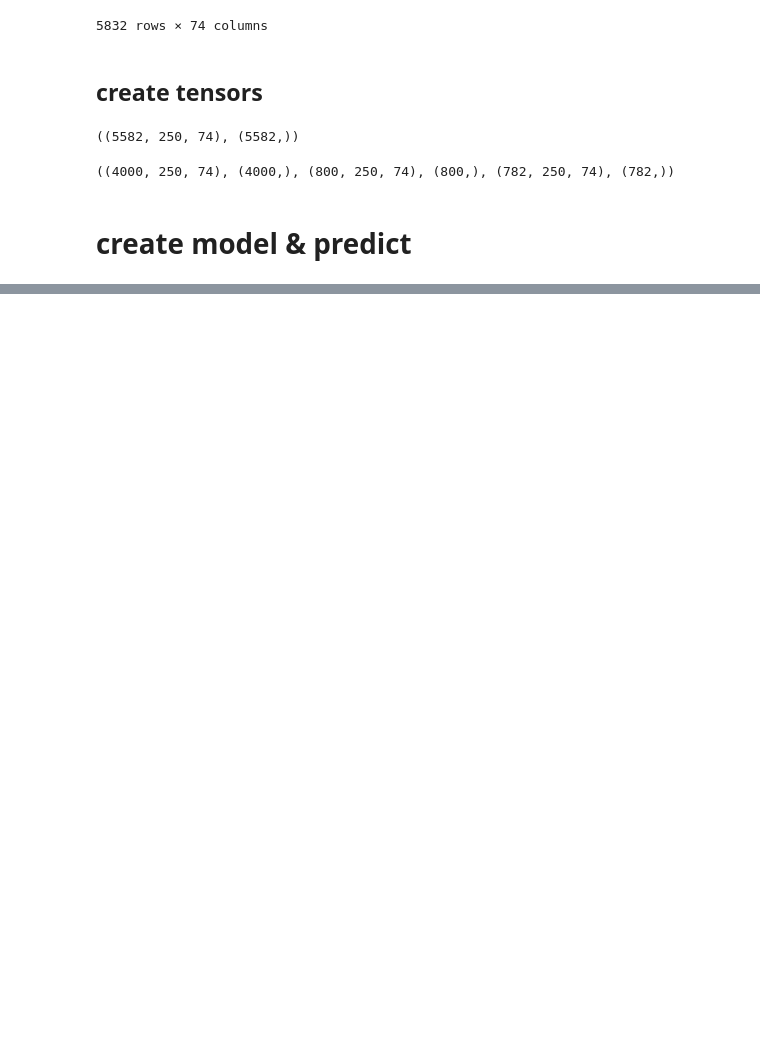
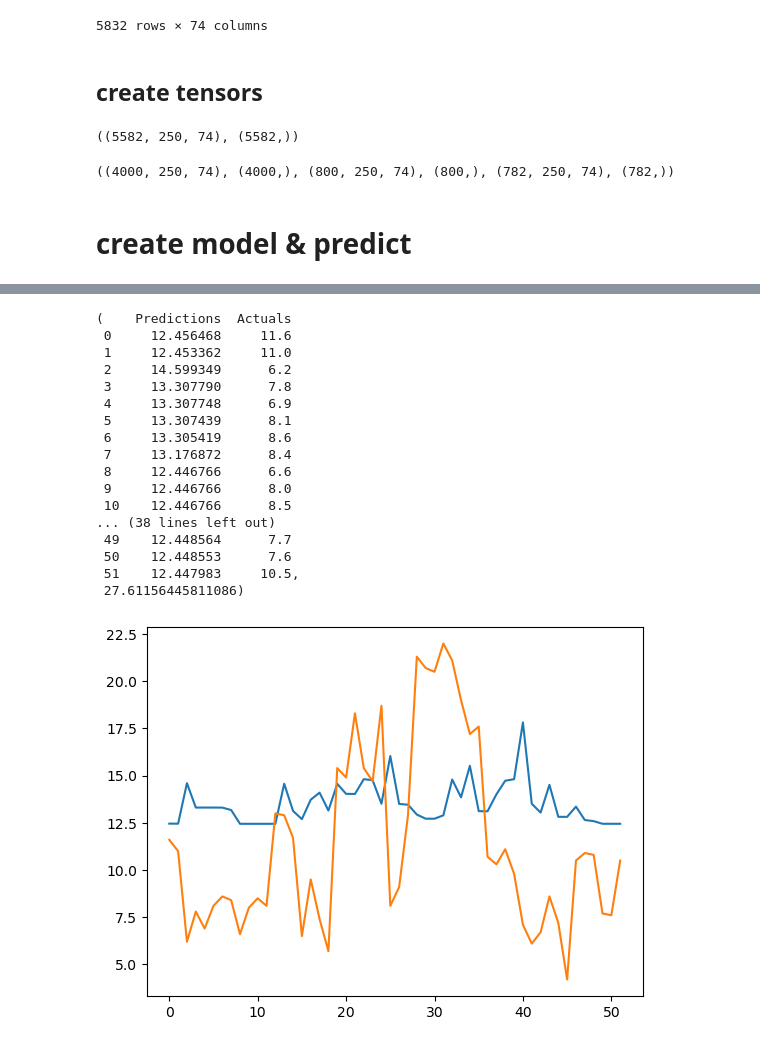
Before and after one commit to cathrinr/driving_change, a Jupyter notebook: time_series_prediction.ipynb, the cells around one changed output, grey strips where cells are left out. Drawn from its saved outputs; the diff is of its cells as text; code cells hidden in the pictures; blank space fills up the shorter version.

```diff
--- a/time_series_prediction.ipynb
+++ b/time_series_prediction.ipynb
@@ -599,0 +834,3 @@ model5.fit(X3_train, y3_train, validation_data=(X3_val, y3_val), epochs=10, call
+# %%
+X5, y5 = df_to_X_y2(df_sum)
+X5.shape, y5.shape
@@ -599,0 +839,6 @@ model5.fit(X3_train, y3_train, validation_data=(X3_val, y3_val), epochs=10, call
+# %%
+#split data
+X5_train, y5_train = X5[:300], y5[:300]
+X5_val, y5_val = X5[300:350], y5[300:350]
+X5_test, y5_test = X5[350:], y5[350:]
+X5_train.shape, y5_train.shape, X5_val.shape, y5_val.shape, X5_test.shape, y5_test.shape
@@ -599,0 +925,15 @@ model5.fit(X3_train, y3_train, validation_data=(X3_val, y3_val), epochs=10, call
+# %%
+from tensorflow.keras.models import load_model
+model5 = load_model('model5/')
+# %%
+from sklearn.metrics import mean_squared_error as mse
+
+def plot_predictions5(model, X, y, start=0, end=100):
+  predictions = model.predict(X).flatten()
+  df = pd.DataFrame(data={'Predictions':predictions, 'Actuals':y})
+  plt.plot(df['Predictions'][start:end])
+  plt.plot(df['Actuals'][start:end])
+  return df, mse(y, predictions)
+# %%
+plot_predictions5(model5, X5_test, y5_test)
+# %% [output]
@@ -599,0 +941,18 @@ model5.fit(X3_train, y3_train, validation_data=(X3_val, y3_val), epochs=10, call
+(    Predictions  Actuals
+ 0     12.456468     11.6
+ 1     12.453362     11.0
+ 2     14.599349      6.2
+ 3     13.307790      7.8
+ 4     13.307748      6.9
+ 5     13.307439      8.1
+ 6     13.305419      8.6
+ 7     13.176872      8.4
+ 8     12.446766      6.6
+ 9     12.446766      8.0
+ 10    12.446766      8.5
+... (38 lines left out)
+ 49    12.448564      7.7
+ 50    12.448553      7.6
+ 51    12.447983     10.5,
+ 27.61156445811086)
+[figure, added]
```
Also changed, not shown: parts of 32 cells of this notebook.
